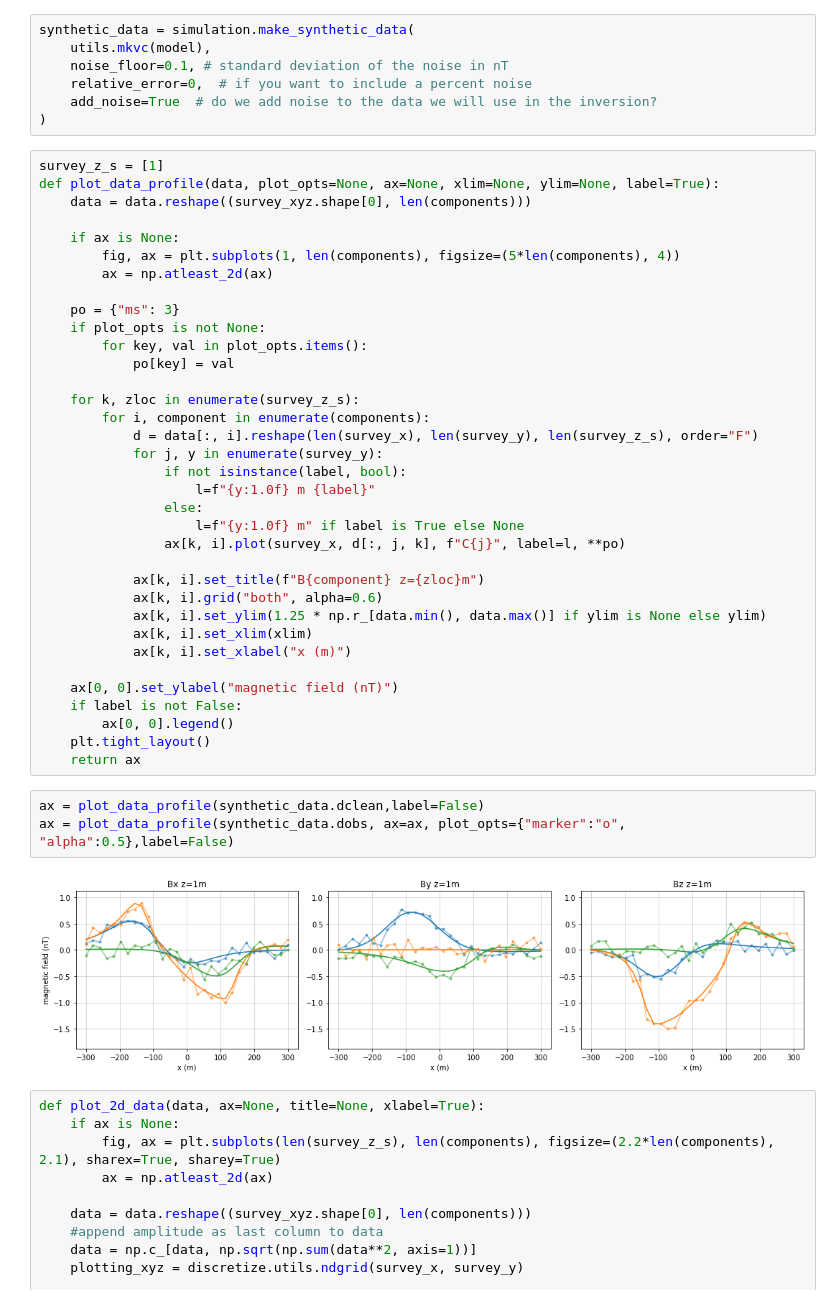
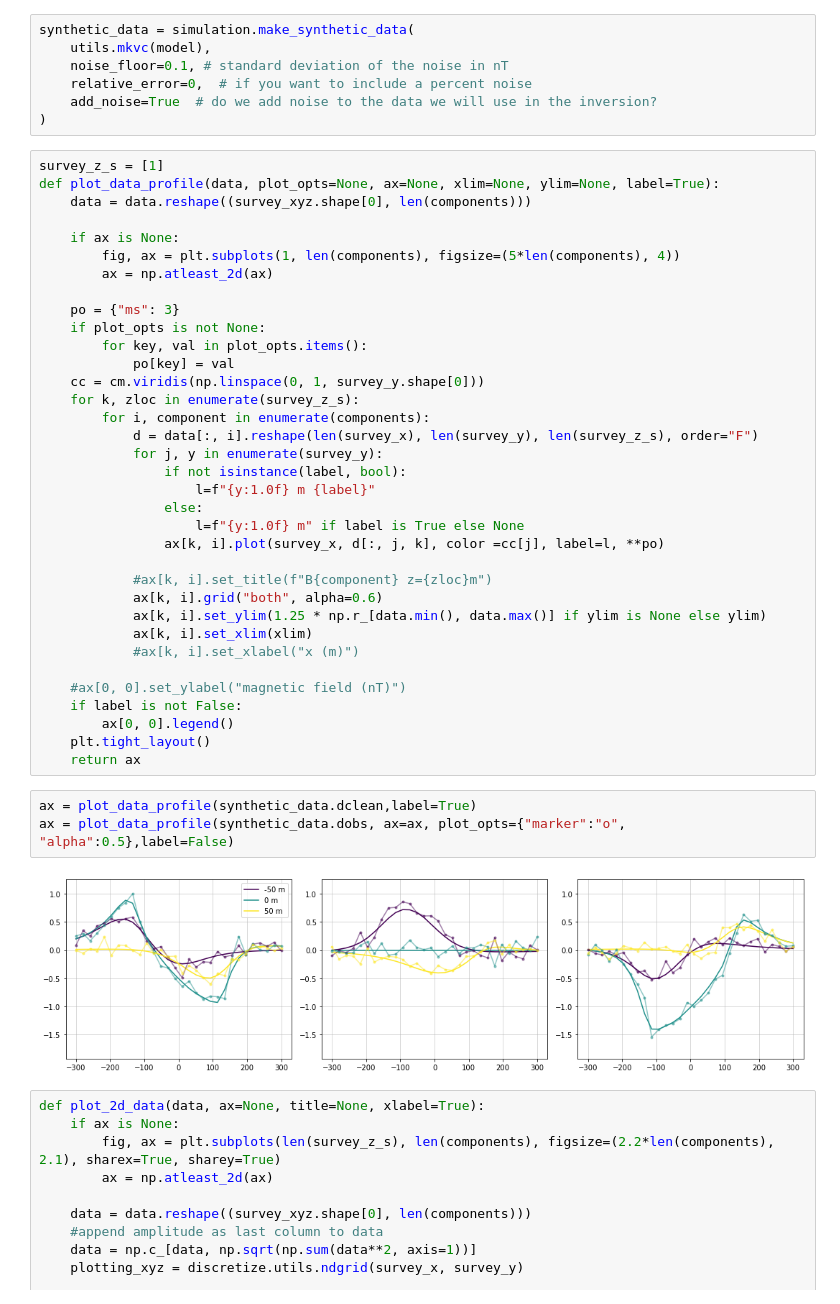
Before and after one commit to AnnaMittelholz/mars-mag-2021, a Jupyter notebook: mvi_CraterScenario.ipynb, the cells around one changed output. Drawn from its saved outputs; the diff is of its cells as text.

```diff
--- a/mvi_CraterScenario.ipynb
+++ b/mvi_CraterScenario.ipynb
@@ -358,7 +370,7 @@ def plot_data_profile(data, plot_opts=None, ax=None, xlim=None, ylim=None, label
     if plot_opts is not None:
         for key, val in plot_opts.items():
             po[key] = val
-
+    cc = cm.viridis(np.linspace(0, 1, survey_y.shape[0]))
     for k, zloc in enumerate(survey_z_s):
         for i, component in enumerate(components):
             d = data[:, i].reshape(len(survey_x), len(survey_y), len(survey_z_s), order="F")
@@ -367,24 +379,24 @@ def plot_data_profile(data, plot_opts=None, ax=None, xlim=None, ylim=None, label
                     l=f"{y:1.0f} m {label}"
                 else:
                     l=f"{y:1.0f} m" if label is True else None
-                ax[k, i].plot(survey_x, d[:, j, k], f"C{j}", label=l, **po)
+                ax[k, i].plot(survey_x, d[:, j, k], color =cc[j], label=l, **po)
 
-            ax[k, i].set_title(f"B{component} z={zloc}m")
+            #ax[k, i].set_title(f"B{component} z={zloc}m")
             ax[k, i].grid("both", alpha=0.6)
             ax[k, i].set_ylim(1.25 * np.r_[data.min(), data.max()] if ylim is None else ylim)
             ax[k, i].set_xlim(xlim)
-            ax[k, i].set_xlabel("x (m)")
+            #ax[k, i].set_xlabel("x (m)")
 
-    ax[0, 0].set_ylabel("magnetic field (nT)")
+    #ax[0, 0].set_ylabel("magnetic field (nT)")
     if label is not False:
         ax[0, 0].legend()
     plt.tight_layout()
     return ax
 # %%
-ax = plot_data_profile(synthetic_data.dclean,label=False)
+ax = plot_data_profile(synthetic_data.dclean,label=True)
 ax = plot_data_profile(synthetic_data.dobs, ax=ax, plot_opts={"marker":"o", "alpha":0.5},label=False)
 # %% [output]
-[figure, old version]
+[figure, new version]
 # %%
 def plot_2d_data(data, ax=None, title=None, xlabel=True):
     if ax is None:
```
Also changed, not shown: parts of 17 cells of this notebook, 5 other files.
